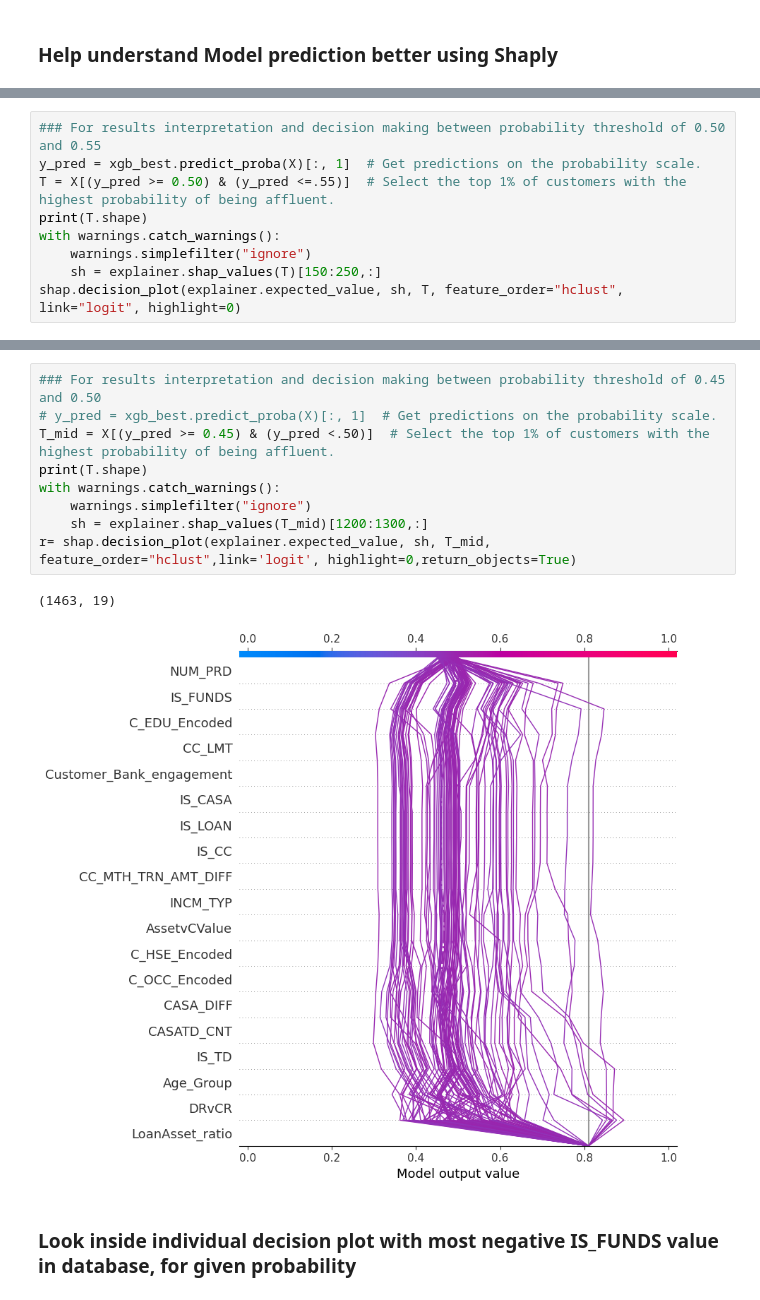
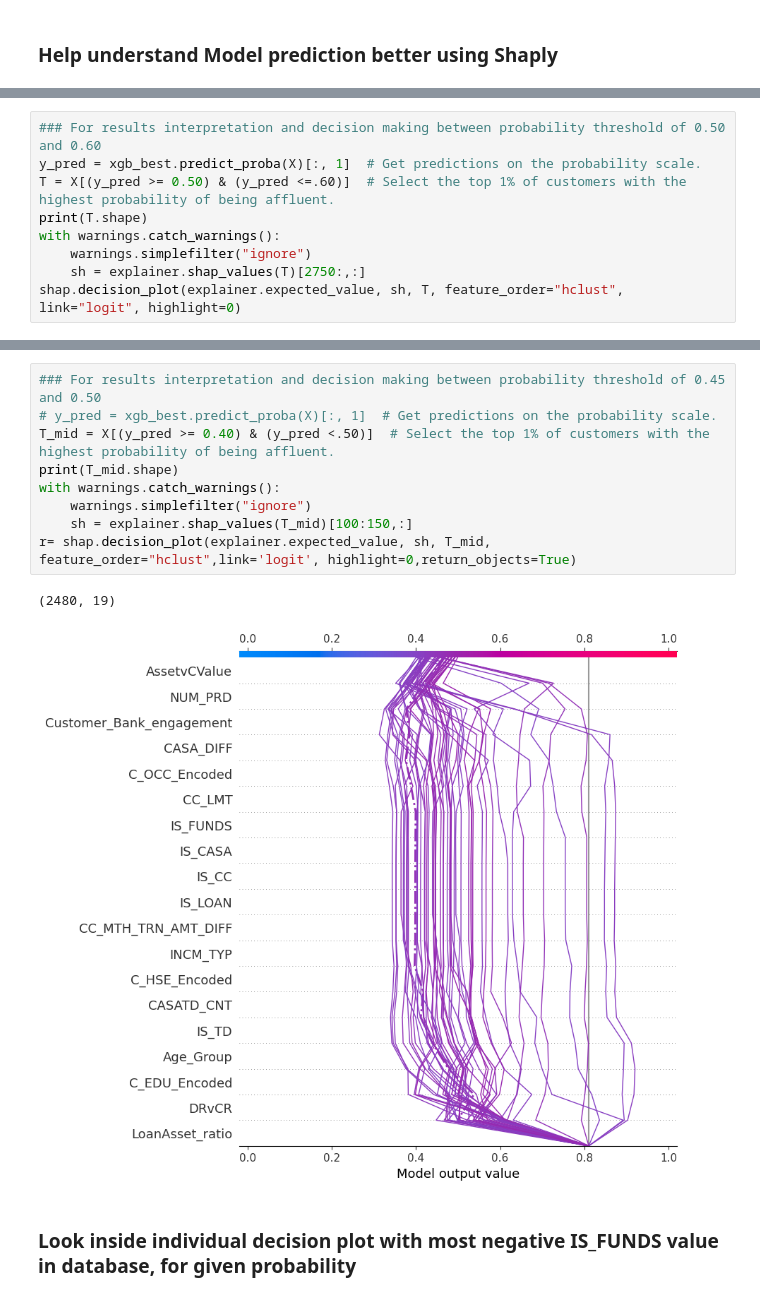
Before and after one commit to naitikshukla/maybank_assessment, a Jupyter notebook: maybank_model_training.ipynb, the cells around one changed output, grey strips where cells are left out. Drawn from its saved outputs; the diff is of its cells as text.

```diff
--- a/maybank_model_training.ipynb
+++ b/maybank_model_training.ipynb
@@ -220,10 +311,10 @@ Insights:
 # %%
-### For results interpretation and decision making between probability threshold of 0.50 and 0.55
+### For results interpretation and decision making between probability threshold of 0.50 and 0.60
 y_pred = xgb_best.predict_proba(X)[:, 1]  # Get predictions on the probability scale.
-T = X[(y_pred >= 0.50) & (y_pred <=.55)]  # Select the top 1% of customers with the highest probability of being affluent.
+T = X[(y_pred >= 0.50) & (y_pred <=.60)]  # Select the top 1% of customers with the highest probability of being affluent.
 print(T.shape)
 with warnings.catch_warnings():
     warnings.simplefilter("ignore")
-    sh = explainer.shap_values(T)[150:250,:]
+    sh = explainer.shap_values(T)[2750:,:]
 shap.decision_plot(explainer.expected_value, sh, T, feature_order="hclust", link="logit", highlight=0)
 # %% [output]
@@ -232,15 +323,15 @@ shap.decision_plot(explainer.expected_value, sh, T, feature_order="hclust", link
 # %%
 ### For results interpretation and decision making between probability threshold of 0.45 and 0.50
 # y_pred = xgb_best.predict_proba(X)[:, 1]  # Get predictions on the probability scale.
-T_mid = X[(y_pred >= 0.45) & (y_pred <.50)]  # Select the top 1% of customers with the highest probability of being affluent.
-print(T.shape)
+T_mid = X[(y_pred >= 0.40) & (y_pred <.50)]  # Select the top 1% of customers with the highest probability of being affluent.
+print(T_mid.shape)
 with warnings.catch_warnings():
     warnings.simplefilter("ignore")
-    sh = explainer.shap_values(T_mid)[1200:1300,:]
+    sh = explainer.shap_values(T_mid)[100:150,:]
 r= shap.decision_plot(explainer.expected_value, sh, T_mid, feature_order="hclust",link='logit', highlight=0,return_objects=True)
 # %% [output]
-(1463, 19)
+(2480, 19)
-[figure, old version]
+[figure, new version]
 # %% [markdown]
 ### Look inside individual decision plot with most negative IS_FUNDS value in database, for given probability
 # %%
```
Also changed, not shown: parts of 13 cells of this notebook, 4 other files.
